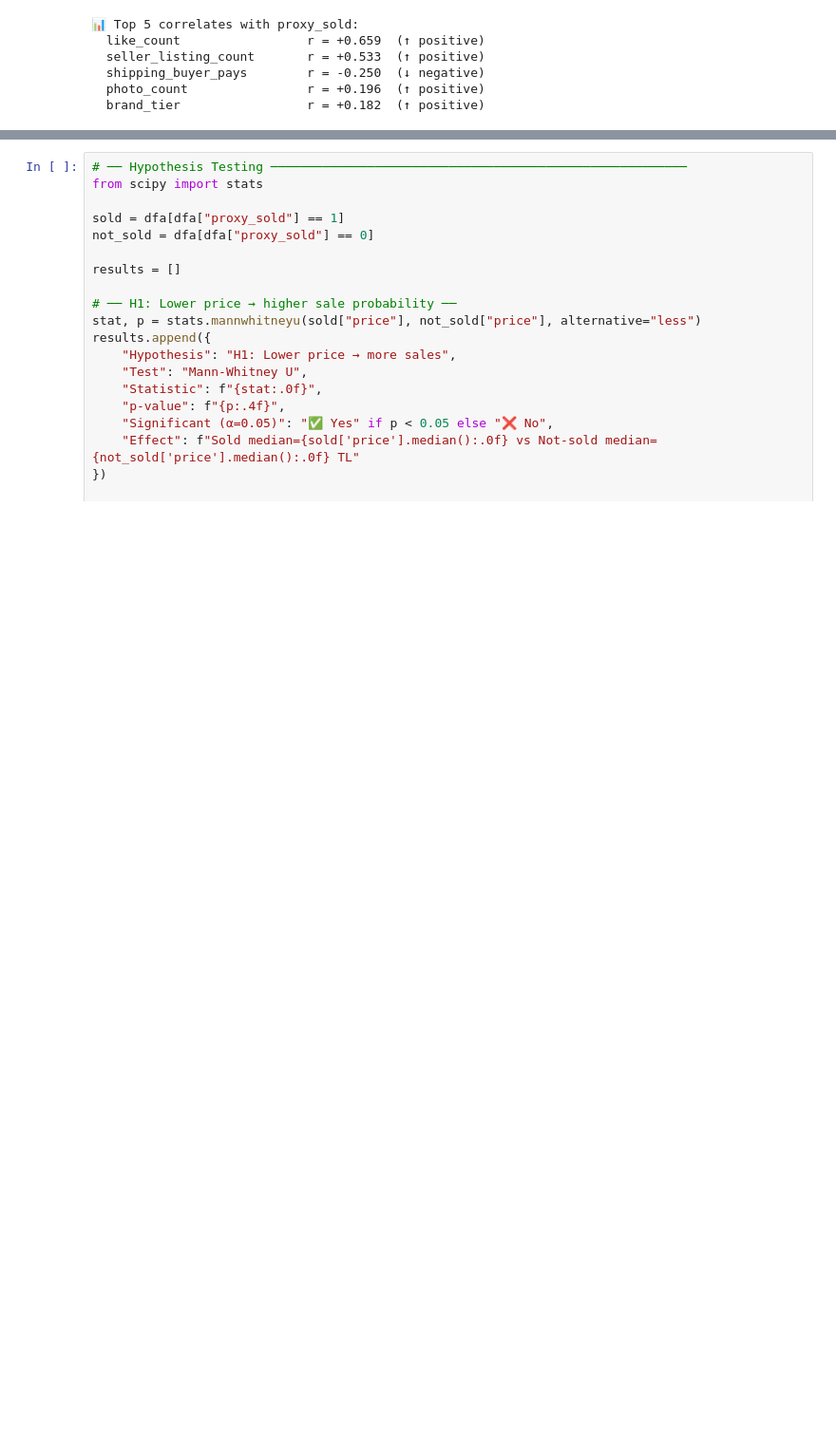
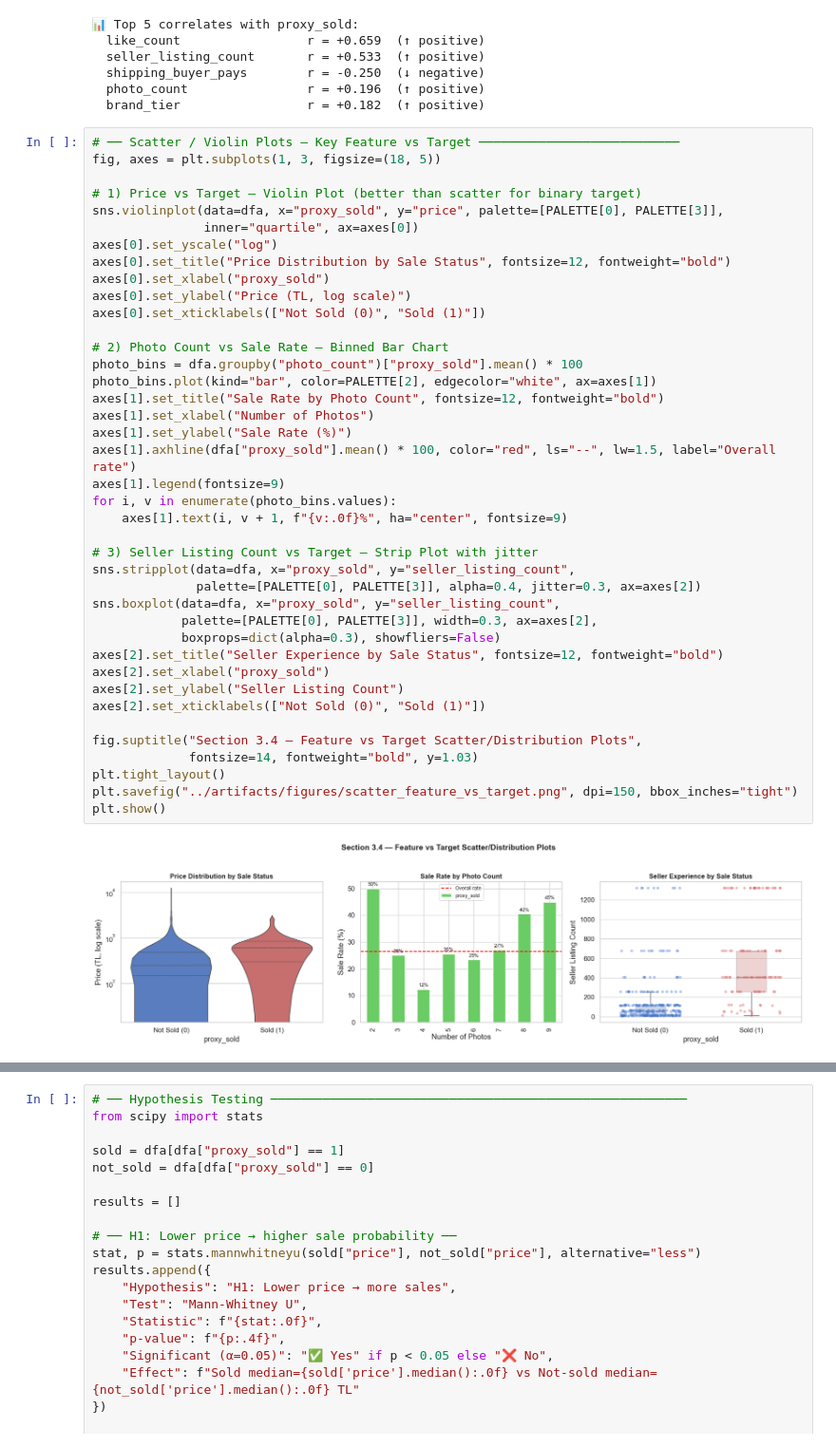
Before and after one commit to thefcan/dolap-sale-prediction, a Jupyter notebook: notebooks/01_eda_presentation.ipynb, the cells around one changed output, grey strips where cells are left out. Shown at 95% size. Drawn from its saved outputs; the diff is of its cells as text; blank space fills up the shorter version.

```diff
--- a/notebooks/01_eda_presentation.ipynb
+++ b/notebooks/01_eda_presentation.ipynb
@@ -442,3 +471,45 @@ for feat, r in target_corr.head().items():
   shipping_buyer_pays        r = -0.250  (↓ negative)
   photo_count                r = +0.196  (↑ positive)
   brand_tier                 r = +0.182  (↑ positive)
+# %%
+# ── Scatter / Violin Plots — Key Feature vs Target ───────────────────────────
+fig, axes = plt.subplots(1, 3, figsize=(18, 5))
+
+# 1) Price vs Target — Violin Plot (better than scatter for binary target)
+sns.violinplot(data=dfa, x="proxy_sold", y="price", palette=[PALETTE[0], PALETTE[3]],
+               inner="quartile", ax=axes[0])
+axes[0].set_yscale("log")
+axes[0].set_title("Price Distribution by Sale Status", fontsize=12, fontweight="bold")
+axes[0].set_xlabel("proxy_sold")
+axes[0].set_ylabel("Price (TL, log scale)")
+axes[0].set_xticklabels(["Not Sold (0)", "Sold (1)"])
+
+# 2) Photo Count vs Sale Rate — Binned Bar Chart
+photo_bins = dfa.groupby("photo_count")["proxy_sold"].mean() * 100
+photo_bins.plot(kind="bar", color=PALETTE[2], edgecolor="white", ax=axes[1])
+axes[1].set_title("Sale Rate by Photo Count", fontsize=12, fontweight="bold")
+axes[1].set_xlabel("Number of Photos")
+axes[1].set_ylabel("Sale Rate (%)")
+axes[1].axhline(dfa["proxy_sold"].mean() * 100, color="red", ls="--", lw=1.5, label="Overall rate")
+axes[1].legend(fontsize=9)
+for i, v in enumerate(photo_bins.values):
+    axes[1].text(i, v + 1, f"{v:.0f}%", ha="center", fontsize=9)
+
+# 3) Seller Listing Count vs Target — Strip Plot with jitter
+sns.stripplot(data=dfa, x="proxy_sold", y="seller_listing_count",
+              palette=[PALETTE[0], PALETTE[3]], alpha=0.4, jitter=0.3, ax=axes[2])
+sns.boxplot(data=dfa, x="proxy_sold", y="seller_listing_count",
+            palette=[PALETTE[0], PALETTE[3]], width=0.3, ax=axes[2],
+            boxprops=dict(alpha=0.3), showfliers=False)
+axes[2].set_title("Seller Experience by Sale Status", fontsize=12, fontweight="bold")
+axes[2].set_xlabel("proxy_sold")
+axes[2].set_ylabel("Seller Listing Count")
+axes[2].set_xticklabels(["Not Sold (0)", "Sold (1)"])
+
+fig.suptitle("Section 3.4 — Feature vs Target Scatter/Distribution Plots",
+             fontsize=14, fontweight="bold", y=1.03)
+plt.tight_layout()
+plt.savefig("../artifacts/figures/scatter_feature_vs_target.png", dpi=150, bbox_inches="tight")
+plt.show()
+# %% [output]
+[figure, added]
```
Also changed, not shown: parts of 8 cells of this notebook, 3 other files.
